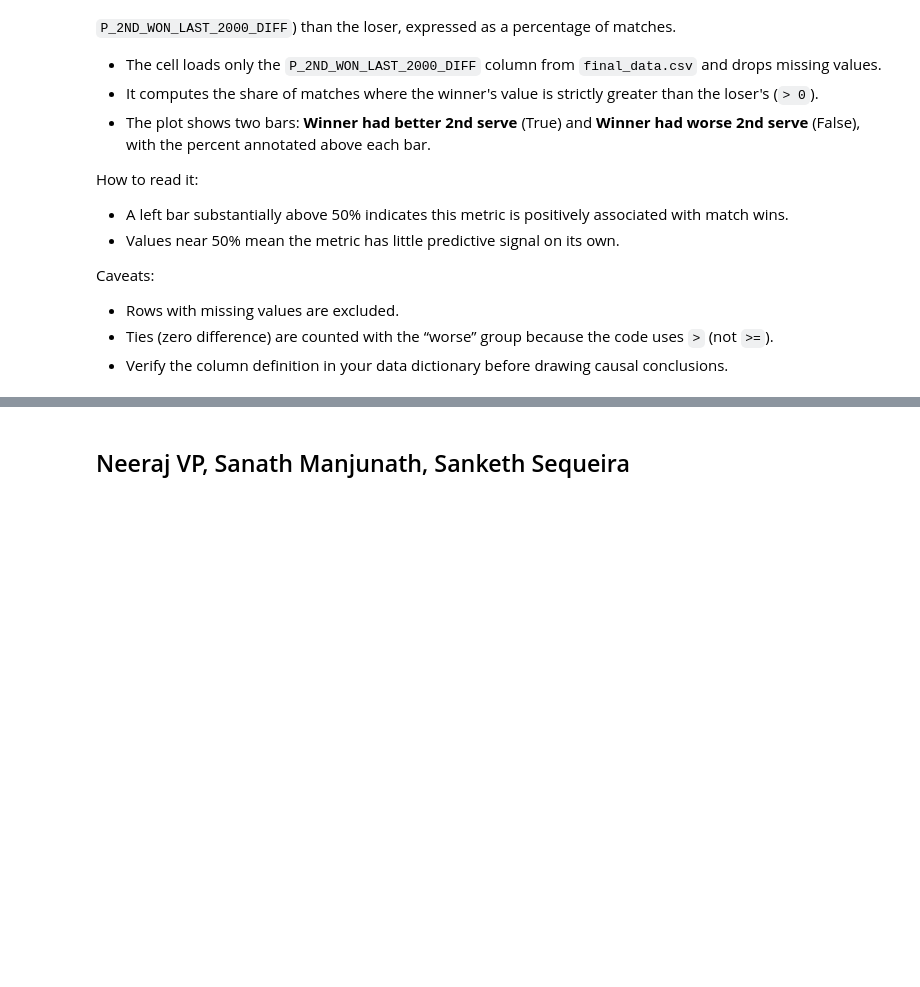
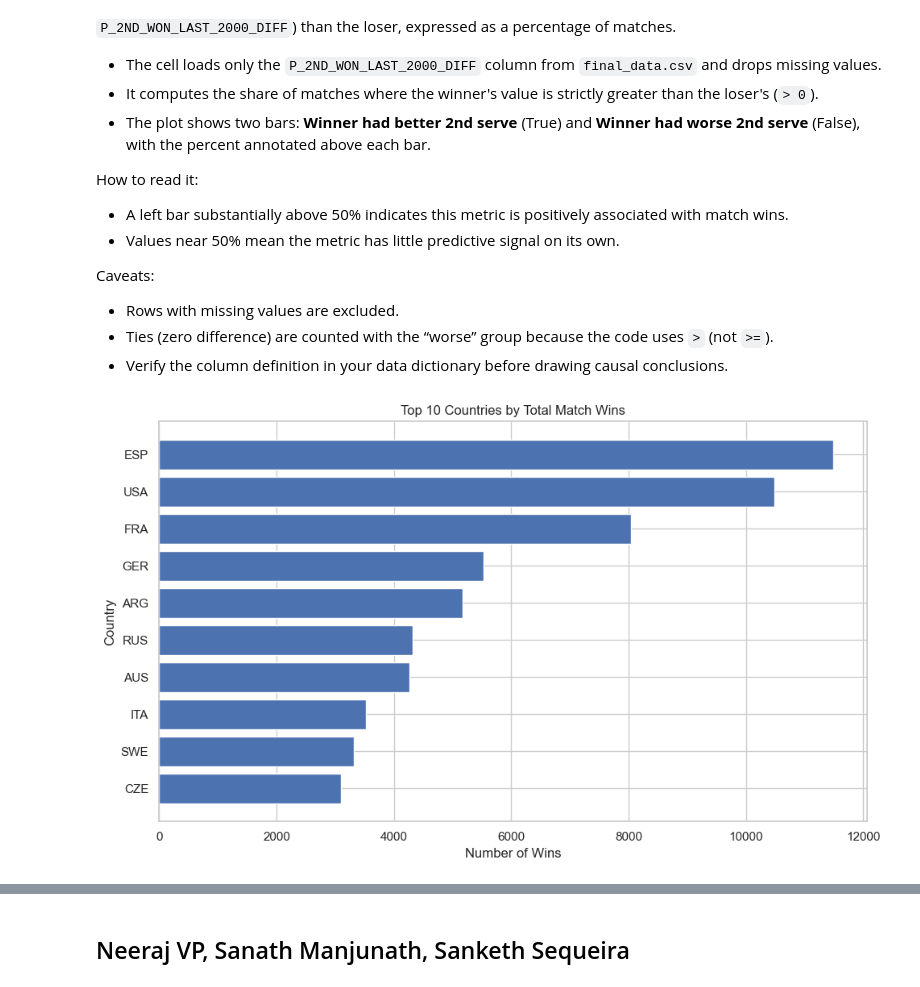
Before and after one commit to San-gularity/Tennis_ATP, a Jupyter notebook: Tennis_ATP.ipynb, the cells around one changed output, grey strips where cells are left out. Saved outputs shown, nothing was run; the diff lists cells and outputs as text; code cells hidden in the pictures; blank space fills up the shorter version.

```diff
--- a/Tennis_ATP.ipynb
+++ b/Tennis_ATP.ipynb
@@ -1538,3 +1538,31 @@ Caveats:
 - Rows with missing values are excluded.
 - Ties (zero difference) are counted with the “worse” group because the code uses `>` (not `>=`).
 - Verify the column definition in your data dictionary before drawing causal conclusions.
+# %%
+import pandas as pd
+import matplotlib.pyplot as plt
+
+
+df = pd.read_csv("filtered_data.csv")
+
+df = df.dropna(subset=["winner_ioc"])
+
+
+wins_by_country = df["winner_ioc"].value_counts().reset_index()
+wins_by_country.columns = ["country", "wins"]
+
+
+top_n = 10
+top_countries = wins_by_country.head(top_n)
+
+
+plt.figure(figsize=(10, 6))
+plt.barh(top_countries["country"], top_countries["wins"])
+plt.gca().invert_yaxis()  # so the biggest is on top
+plt.title("Top 10 Countries by Total Match Wins")
+plt.xlabel("Number of Wins")
+plt.ylabel("Country")
+plt.tight_layout()
+plt.show()
+# %% [output]
+[figure, added]
```
Also changed, not shown: parts of 1 cell of this notebook.
